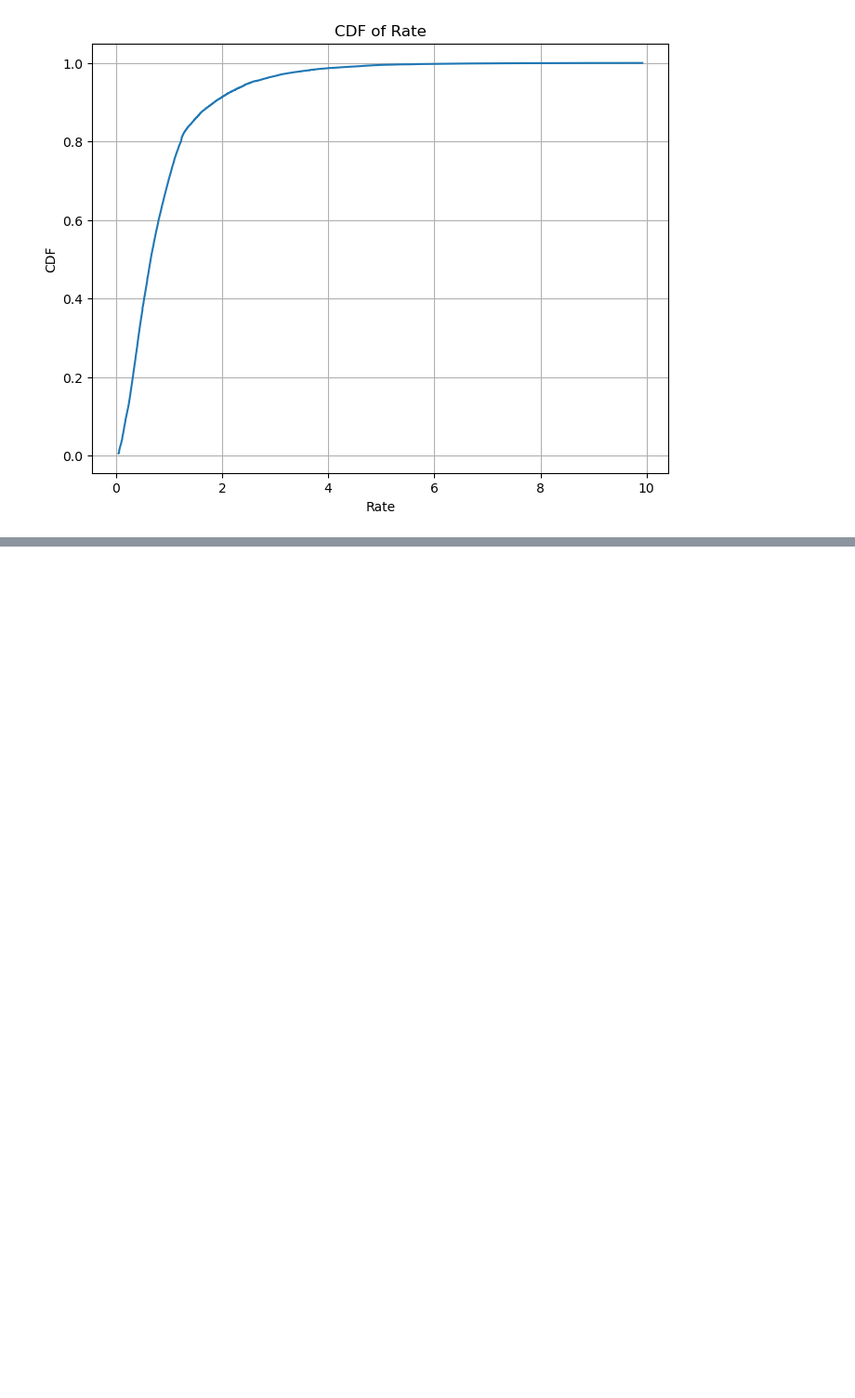
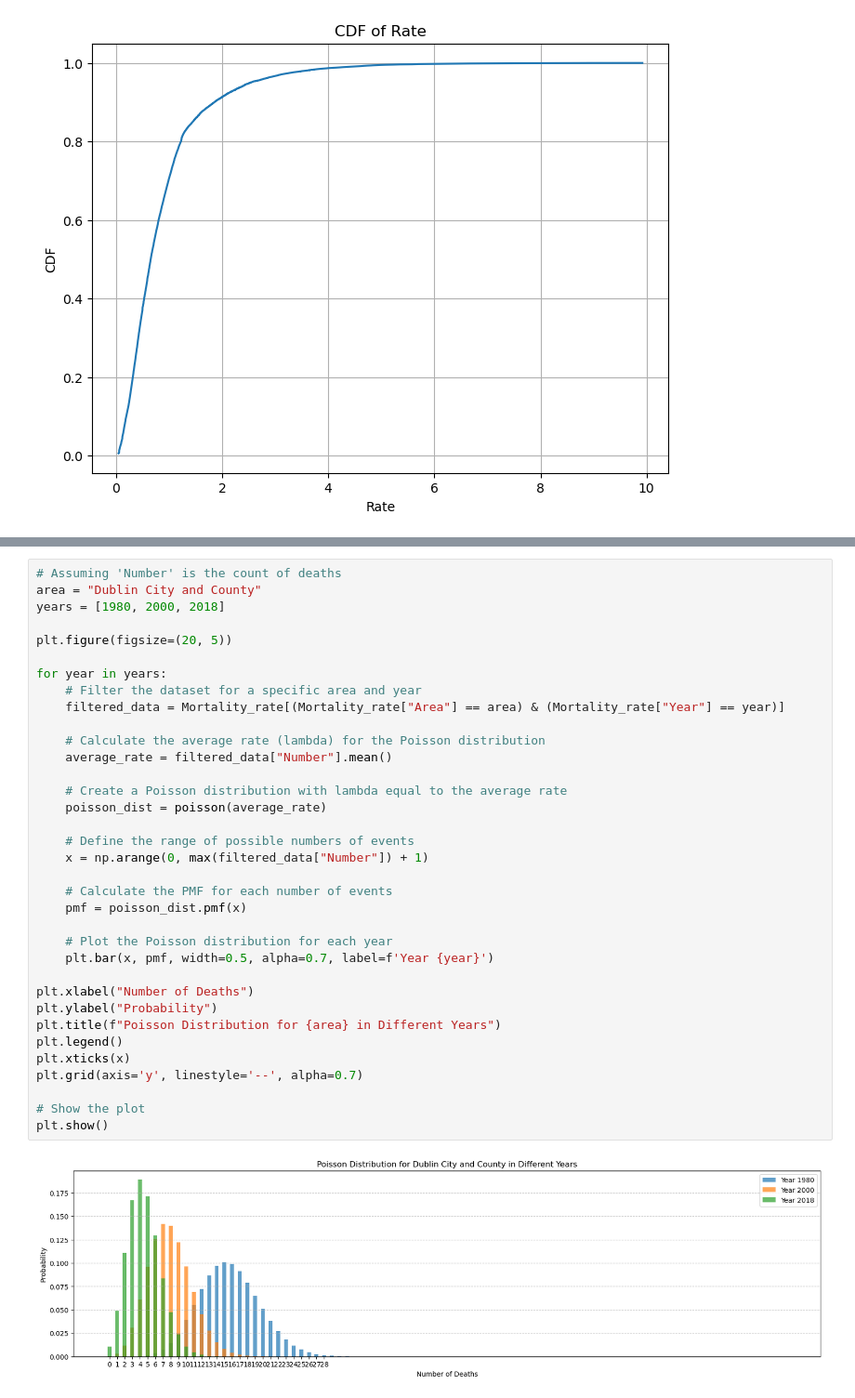
Before and after one commit to Paolacrir/CA1, a Jupyter notebook: Statistic.ipynb, the cells around one changed output, grey strips where cells are left out. Shown at 93% size. Saved outputs shown, nothing was run; the diff lists cells and outputs as text; blank space fills up the shorter version.

```diff
--- a/Statistic.ipynb
+++ b/Statistic.ipynb
@@ -551,0 +550,37 @@ plt.show()
+# %%
+# Assuming 'Number' is the count of deaths
+area = "Dublin City and County"
+years = [1980, 2000, 2018]
+
+plt.figure(figsize=(20, 5))
+
+for year in years:
+    # Filter the dataset for a specific area and year
+    filtered_data = Mortality_rate[(Mortality_rate["Area"] == area) & (Mortality_rate["Year"] == year)]
+
+    # Calculate the average rate (lambda) for the Poisson distribution
+    average_rate = filtered_data["Number"].mean()
+
+    # Create a Poisson distribution with lambda equal to the average rate
+    poisson_dist = poisson(average_rate)
+
+    # Define the range of possible numbers of events
+    x = np.arange(0, max(filtered_data["Number"]) + 1)
+
+    # Calculate the PMF for each number of events
+    pmf = poisson_dist.pmf(x)
+
+    # Plot the Poisson distribution for each year
+    plt.bar(x, pmf, width=0.5, alpha=0.7, label=f'Year {year}')
+
+plt.xlabel("Number of Deaths")
+plt.ylabel("Probability")
+plt.title(f"Poisson Distribution for {area} in Different Years")
+plt.legend()
+plt.xticks(x)
+plt.grid(axis='y', linestyle='--', alpha=0.7)
+
+# Show the plot
+plt.show()
+# %% [output]
+[figure, added]
```
Also changed, not shown: parts of 25 cells of this notebook.
